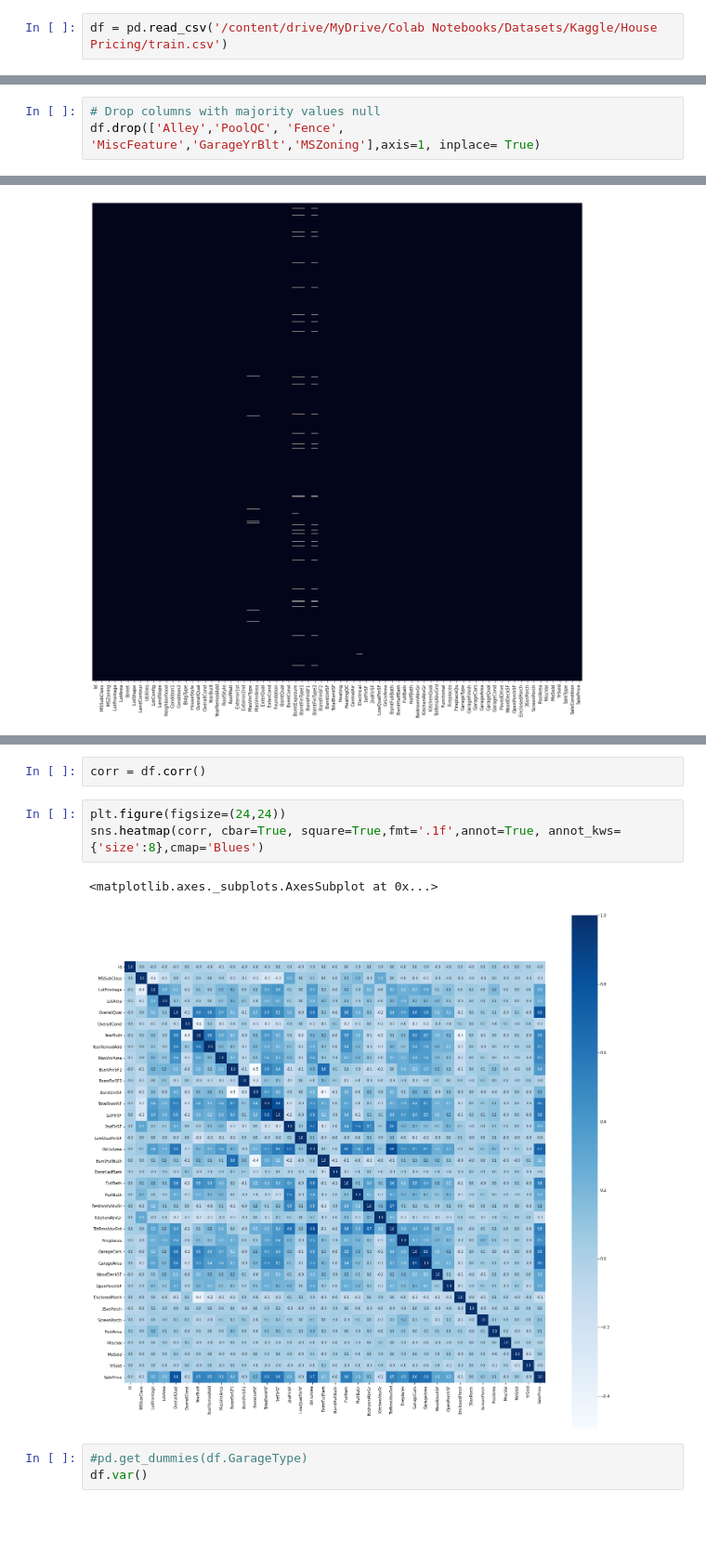
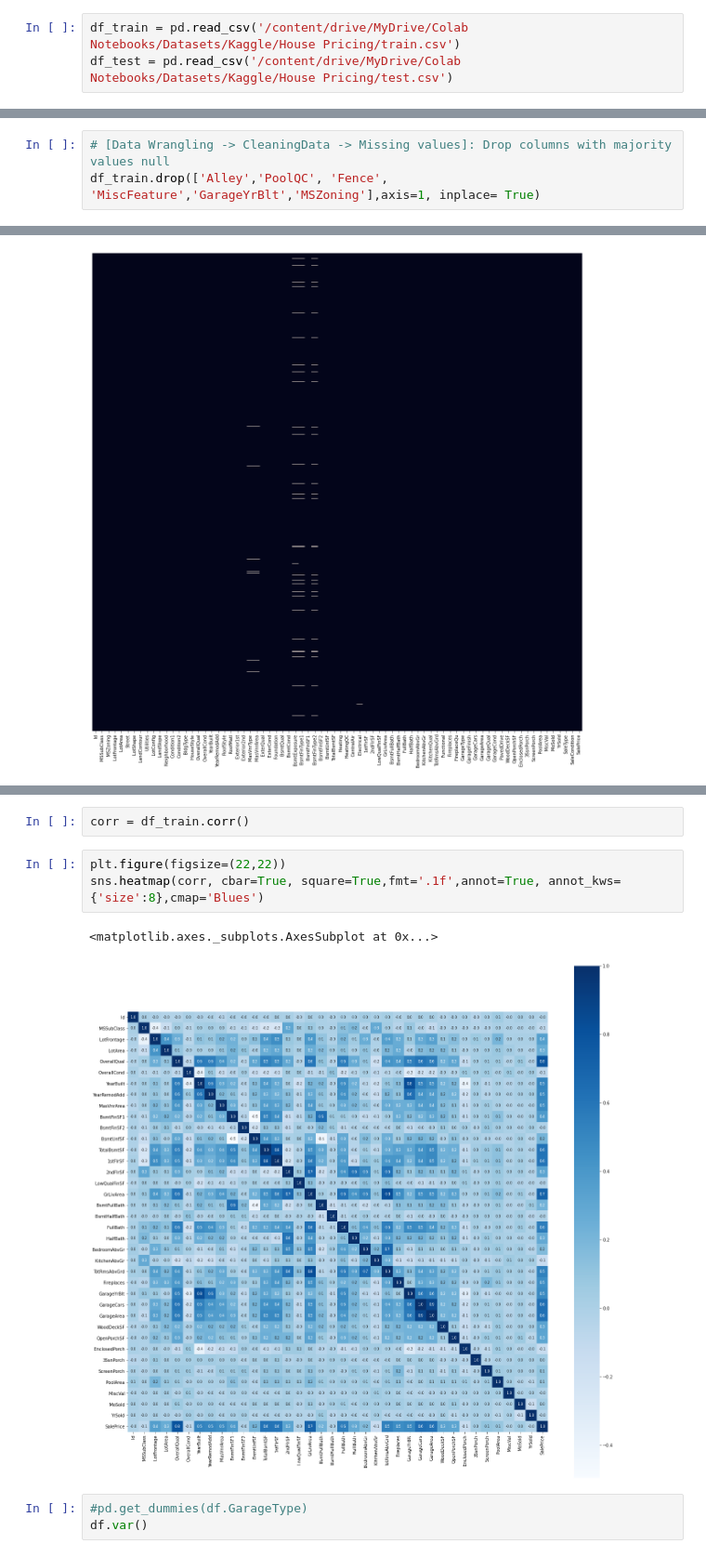
Before and after one commit to varunnthakuur/dataprocessing, a Jupyter notebook: Project_House_Prices_Advanced_Regression_Techniques.ipynb, the cells around one changed output, grey strips where cells are left out. Shown at 93% size. Cells and saved outputs as stored; diff of their text form; blank space fills up the shorter version.

```diff
--- a/Project_House_Prices_Advanced_Regression_Techniques.ipynb
+++ b/Project_House_Prices_Advanced_Regression_Techniques.ipynb
@@ -11,5 +11,6 @@ from sklearn.feature_selection import VarianceThreshold
 # %% [markdown]
 # Loading Kaggle dataset from my Google Drive
 # %%
-df = pd.read_csv('/content/drive/MyDrive/Colab Notebooks/Datasets/Kaggle/House Pricing/train.csv')
+df_train = pd.read_csv('/content/drive/MyDrive/Colab Notebooks/Datasets/Kaggle/House Pricing/train.csv')
+df_test = pd.read_csv('/content/drive/MyDrive/Colab Notebooks/Datasets/Kaggle/House Pricing/test.csv')
 # %%
@@ -158,3 +180,3 @@ Length: 81, dtype: int64
 # %%
-# Drop columns with majority values null
-df.drop(['Alley','PoolQC', 'Fence', 'MiscFeature','GarageYrBlt','MSZoning'],axis=1, inplace= True)
+# [Data Wrangling -> CleaningData -> Missing values]: Drop columns with majority values null
+df_train.drop(['Alley','PoolQC', 'Fence', 'MiscFeature','GarageYrBlt','MSZoning'],axis=1, inplace= True)
@@ -177,11 +227,11 @@ sns.heatmap(df.isnull(),yticklabels=False, cbar = False)
 # %%
-corr = df.corr()
+corr = df_train.corr()
 # %%
-plt.figure(figsize=(24,24))
+plt.figure(figsize=(22,22))
 sns.heatmap(corr, cbar=True, square=True,fmt='.1f',annot=True, annot_kws={'size':8},cmap='Blues')
 # %% [output]
 <matplotlib.axes._subplots.AxesSubplot at 0x...>
-[figure, old version]
+[figure, new version]
 # %%
 #pd.get_dummies(df.GarageType)
 df.var()
```
Also changed, not shown: parts of 18 cells of this notebook.
